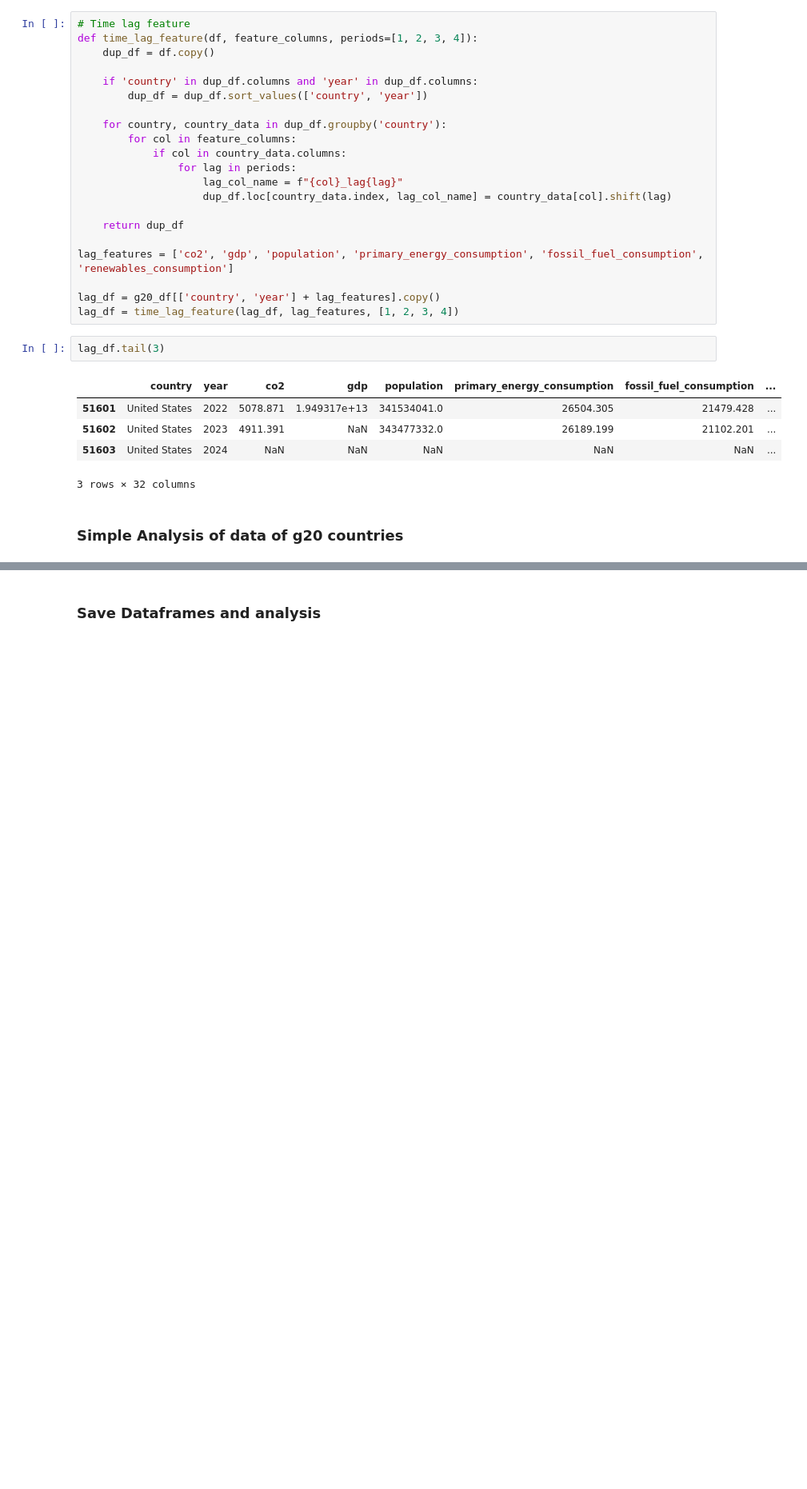
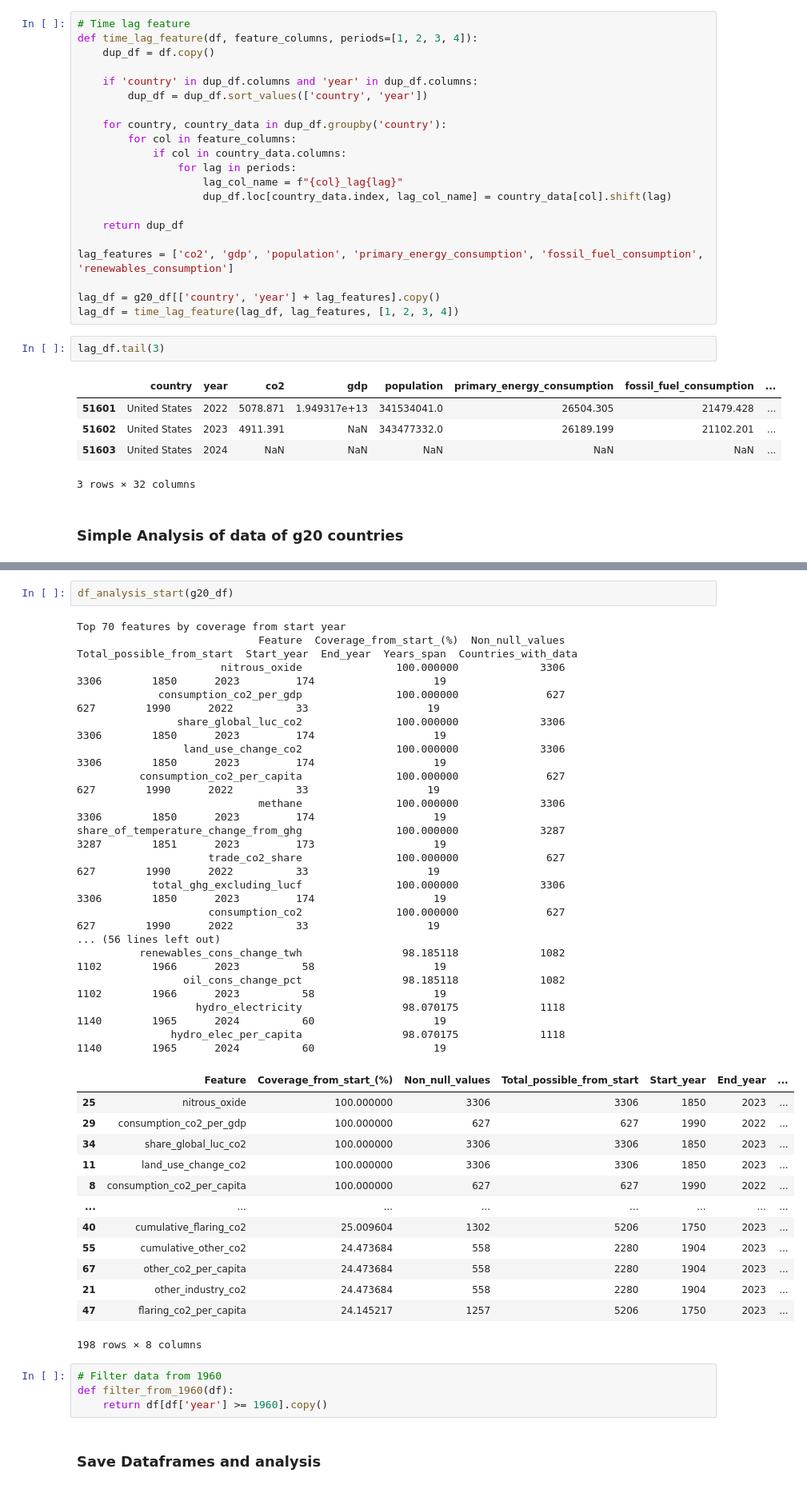
Before and after one commit to pinglainstitute/energy-gdp-emissions, a Jupyter notebook: code/00_Prepare_data.ipynb, the cells around one changed output, grey strips where cells are left out. Shown at 80% size. Drawn from its saved outputs; the diff is of its cells as text; blank space fills up the shorter version.

```diff
--- a/code/00_Prepare_data.ipynb
+++ b/code/00_Prepare_data.ipynb
@@ -197,3 +260,40 @@ Top 70 features by coverage
+# %%
+df_analysis_start(g20_df)
+# %% [output]
+Top 70 features by coverage from start year
+                             Feature  Coverage_from_start_(%)  Non_null_values  Total_possible_from_start  Start_year  End_year  Years_span  Countries_with_data
+                       nitrous_oxide               100.000000             3306                       3306        1850      2023         174                   19
+             consumption_co2_per_gdp               100.000000              627                        627        1990      2022          33                   19
+                share_global_luc_co2               100.000000             3306                       3306        1850      2023         174                   19
+                 land_use_change_co2               100.000000             3306                       3306        1850      2023         174                   19
+          consumption_co2_per_capita               100.000000              627                        627        1990      2022          33                   19
+                             methane               100.000000             3306                       3306        1850      2023         174                   19
+share_of_temperature_change_from_ghg               100.000000             3287                       3287        1851      2023         173                   19
+                     trade_co2_share               100.000000              627                        627        1990      2022          33                   19
+            total_ghg_excluding_lucf               100.000000             3306                       3306        1850      2023         174                   19
+                     consumption_co2               100.000000              627                        627        1990      2022          33                   19
+... (56 lines left out)
+          renewables_cons_change_twh                98.185118             1082                       1102        1966      2023          58                   19
+                 oil_cons_change_pct                98.185118             1082                       1102        1966      2023          58                   19
+                   hydro_electricity                98.070175             1118                       1140        1965      2024          60                   19
+               hydro_elec_per_capita                98.070175             1118                       1140        1965      2024          60                   19
+|  | Feature | Coverage_from_start_(%) | Non_null_values | Total_possible_from_start | Start_year | End_year | ... |
+| 25 | nitrous_oxide | 100.000000 | 3306 | 3306 | 1850 | 2023 | ... |
+| 29 | consumption_co2_per_gdp | 100.000000 | 627 | 627 | 1990 | 2022 | ... |
+| 34 | share_global_luc_co2 | 100.000000 | 3306 | 3306 | 1850 | 2023 | ... |
+| 11 | land_use_change_co2 | 100.000000 | 3306 | 3306 | 1850 | 2023 | ... |
+| 8 | consumption_co2_per_capita | 100.000000 | 627 | 627 | 1990 | 2022 | ... |
+| ... | ... | ... | ... | ... | ... | ... | ... |
+| 40 | cumulative_flaring_co2 | 25.009604 | 1302 | 5206 | 1750 | 2023 | ... |
+| 55 | cumulative_other_co2 | 24.473684 | 558 | 2280 | 1904 | 2023 | ... |
+| 67 | other_co2_per_capita | 24.473684 | 558 | 2280 | 1904 | 2023 | ... |
+| 21 | other_industry_co2 | 24.473684 | 558 | 2280 | 1904 | 2023 | ... |
+| 47 | flaring_co2_per_capita | 24.145217 | 1257 | 5206 | 1750 | 2023 | ... |
+198 rows × 8 columns
+# %%
+# Filter data from 1960
+def filter_from_1960(df):
+    return df[df['year'] >= 1960].copy()
 # %% [markdown]
 ### Save Dataframes and analysis
 # %%
```
Also changed, not shown: parts of 10 cells of this notebook.
